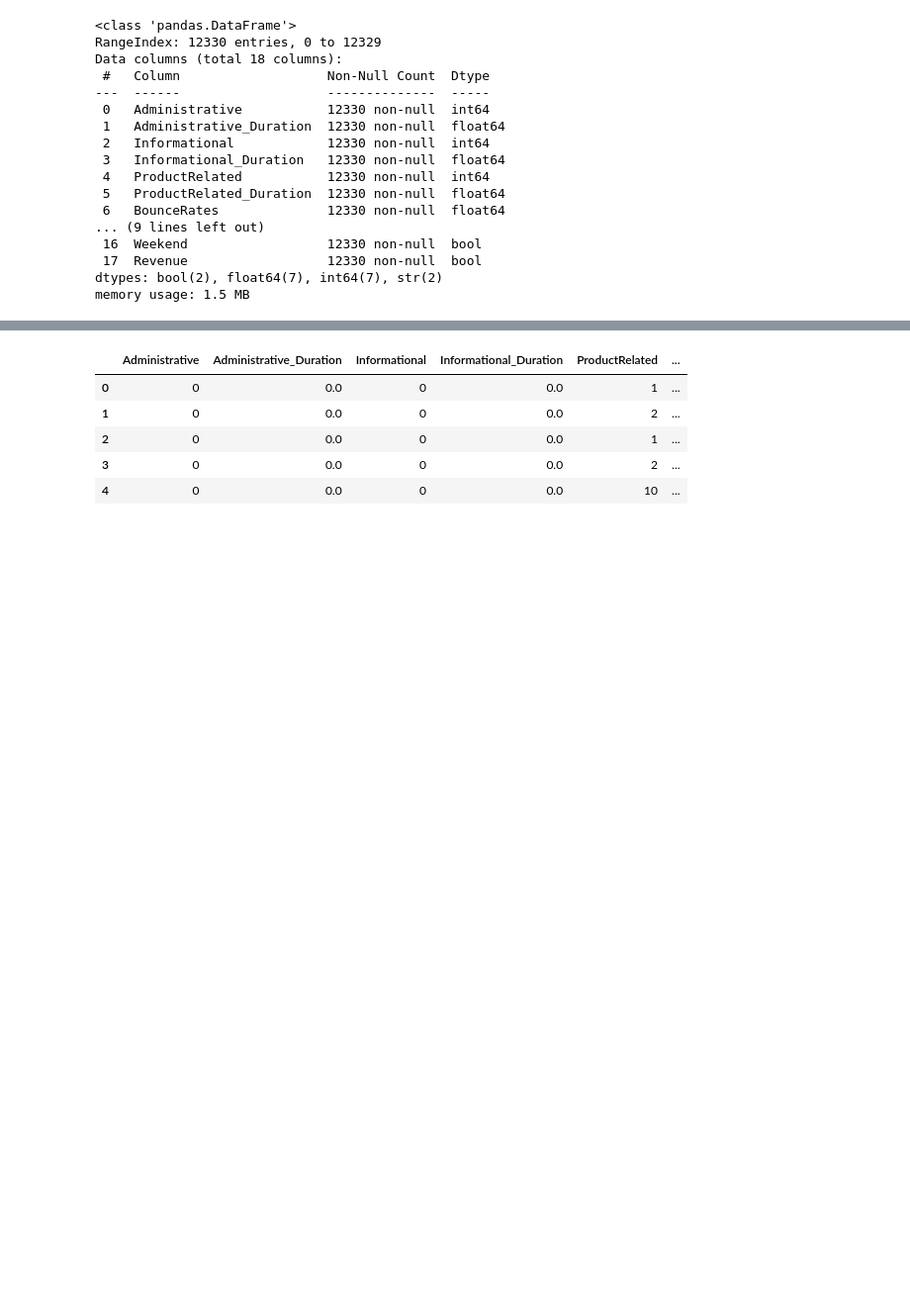
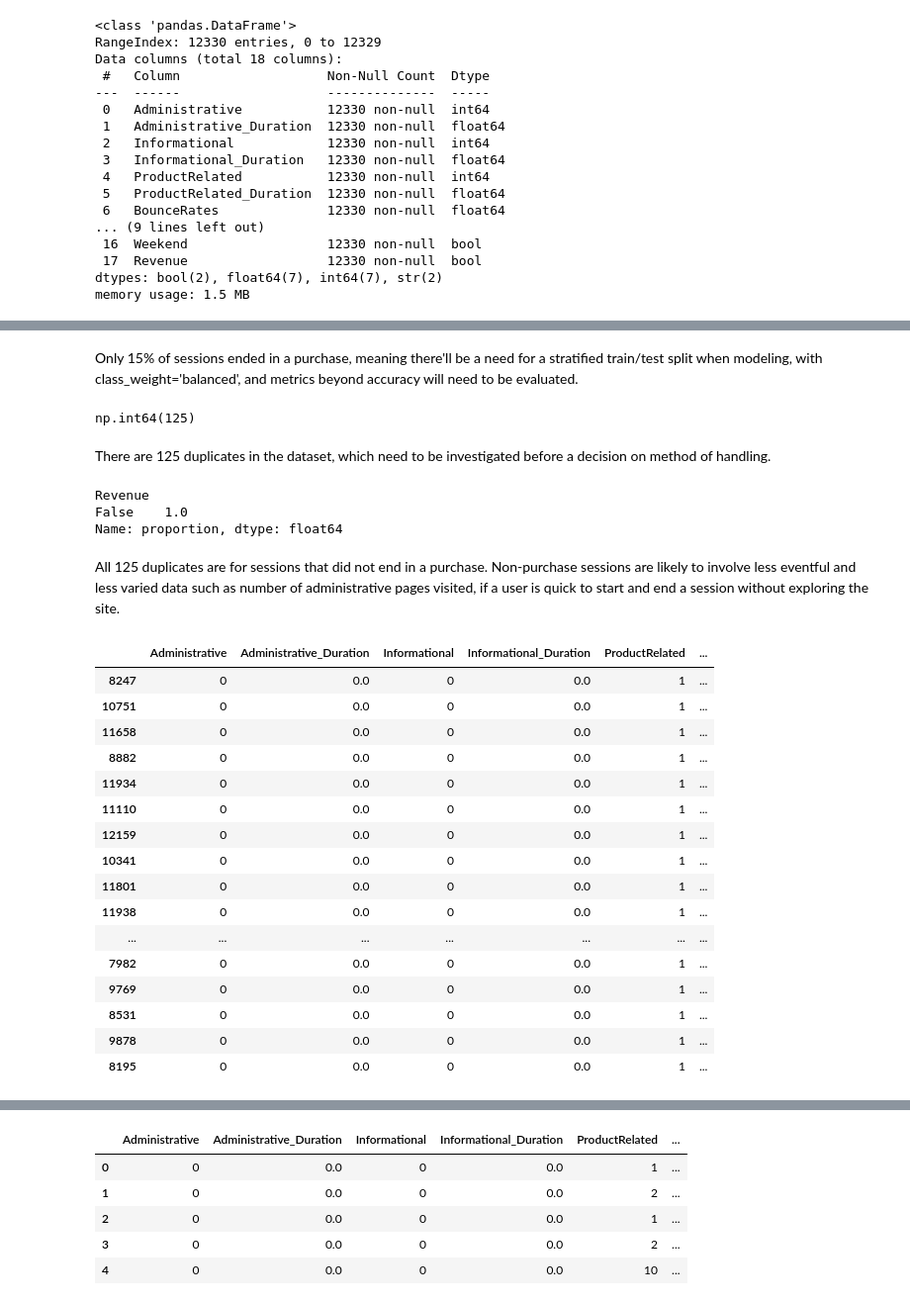
Before and after one commit to AnnaMalaschenko/Ecommerce-Shopper-Behavior, a Jupyter notebook: notebooks/anna_eda.ipynb, the cells around one changed output, grey strips where cells are left out. Shown at 99% size. Saved outputs shown, nothing was run; the diff lists cells and outputs as text; code cells hidden in the pictures; blank space fills up the shorter version.

```diff
--- a/notebooks/anna_eda.ipynb
+++ b/notebooks/anna_eda.ipynb
@@ -26,0 +36,39 @@ memory usage: 1.5 MB
+# %% [markdown]
+Only 15% of sessions ended in a purchase, meaning there'll be a need for a stratified train/test split when modeling, with class_weight='balanced', and metrics beyond accuracy will need to be evaluated.
+# %%
+# Check for duplicates
+df.duplicated().sum()
+# %% [output]
+np.int64(125)
+# %% [markdown]
+There are 125 duplicates in the dataset, which need to be investigated before a decision on method of handling.
+# %%
+# Check if the duplicates have a class imbalance
+df[df.duplicated(keep=False)]['Revenue'].value_counts(normalize=True)
+# %% [output]
+Revenue
+False    1.0
+Name: proportion, dtype: float64
+# %% [markdown]
+All 125 duplicates are for sessions that did not end in a purchase. Non-purchase sessions are likely to involve less eventful and less varied data such as number of administrative pages visited, if a user is quick to start and end a session without exploring the site.
+# %%
+# Look at the duplicated rows
+df[df.duplicated(keep=False)].sort_values(list(df.columns)).head(25)
+# %% [output]
+|  | Administrative | Administrative_Duration | Informational | Informational_Duration | ProductRelated | ... |
+| 8247 | 0 | 0.0 | 0 | 0.0 | 1 | ... |
+| 10751 | 0 | 0.0 | 0 | 0.0 | 1 | ... |
+| 11658 | 0 | 0.0 | 0 | 0.0 | 1 | ... |
+| 8882 | 0 | 0.0 | 0 | 0.0 | 1 | ... |
+| 11934 | 0 | 0.0 | 0 | 0.0 | 1 | ... |
+| 11110 | 0 | 0.0 | 0 | 0.0 | 1 | ... |
+| 12159 | 0 | 0.0 | 0 | 0.0 | 1 | ... |
+| 10341 | 0 | 0.0 | 0 | 0.0 | 1 | ... |
+| 11801 | 0 | 0.0 | 0 | 0.0 | 1 | ... |
+| 11938 | 0 | 0.0 | 0 | 0.0 | 1 | ... |
+| ... | ... | ... | ... | ... | ... | ... |
+| 7982 | 0 | 0.0 | 0 | 0.0 | 1 | ... |
+| 9769 | 0 | 0.0 | 0 | 0.0 | 1 | ... |
+| 8531 | 0 | 0.0 | 0 | 0.0 | 1 | ... |
+| 9878 | 0 | 0.0 | 0 | 0.0 | 1 | ... |
+| 8195 | 0 | 0.0 | 0 | 0.0 | 1 | ... |
```
Also changed, not shown: parts of 63 cells of this notebook, 2 other files.
